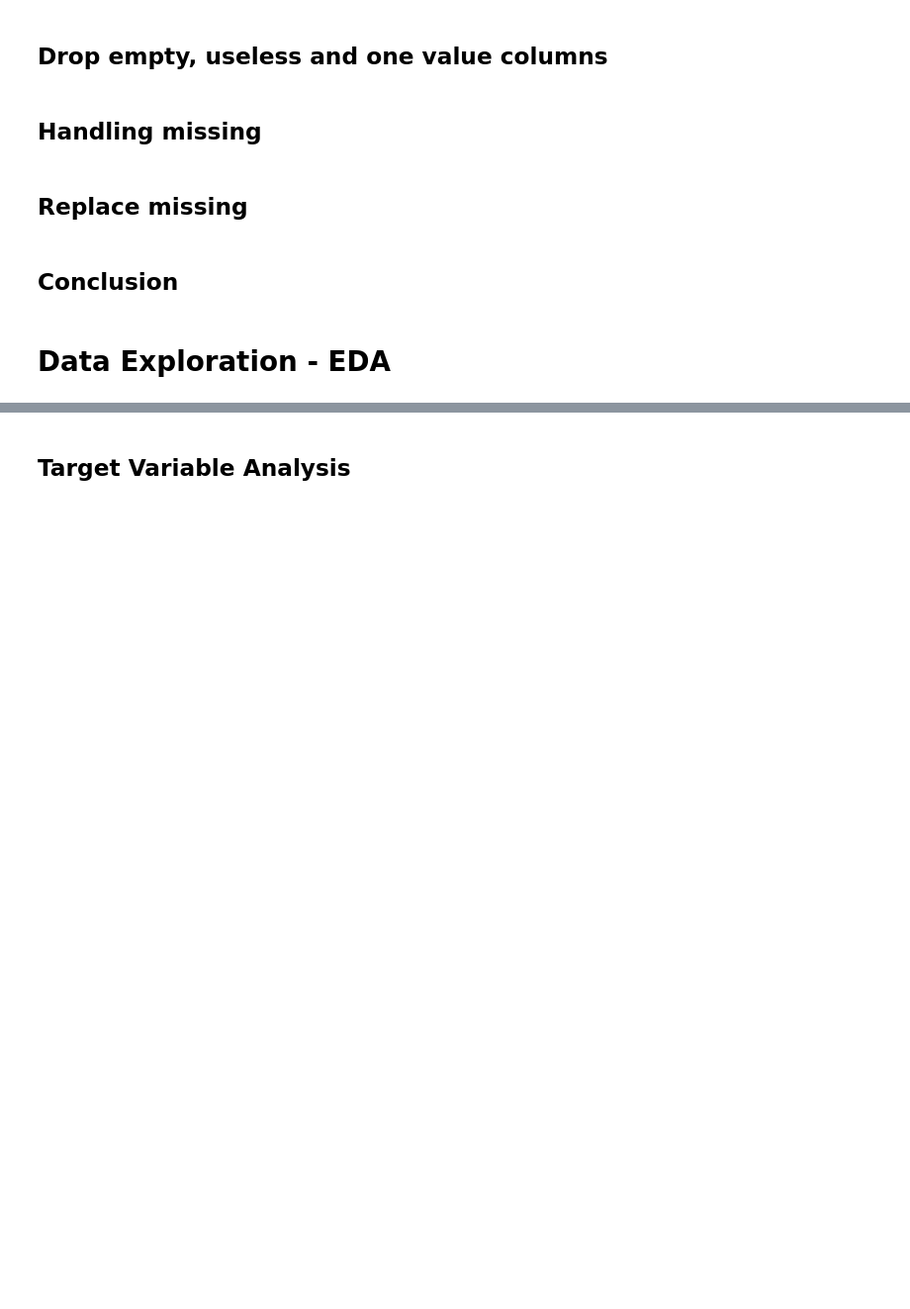
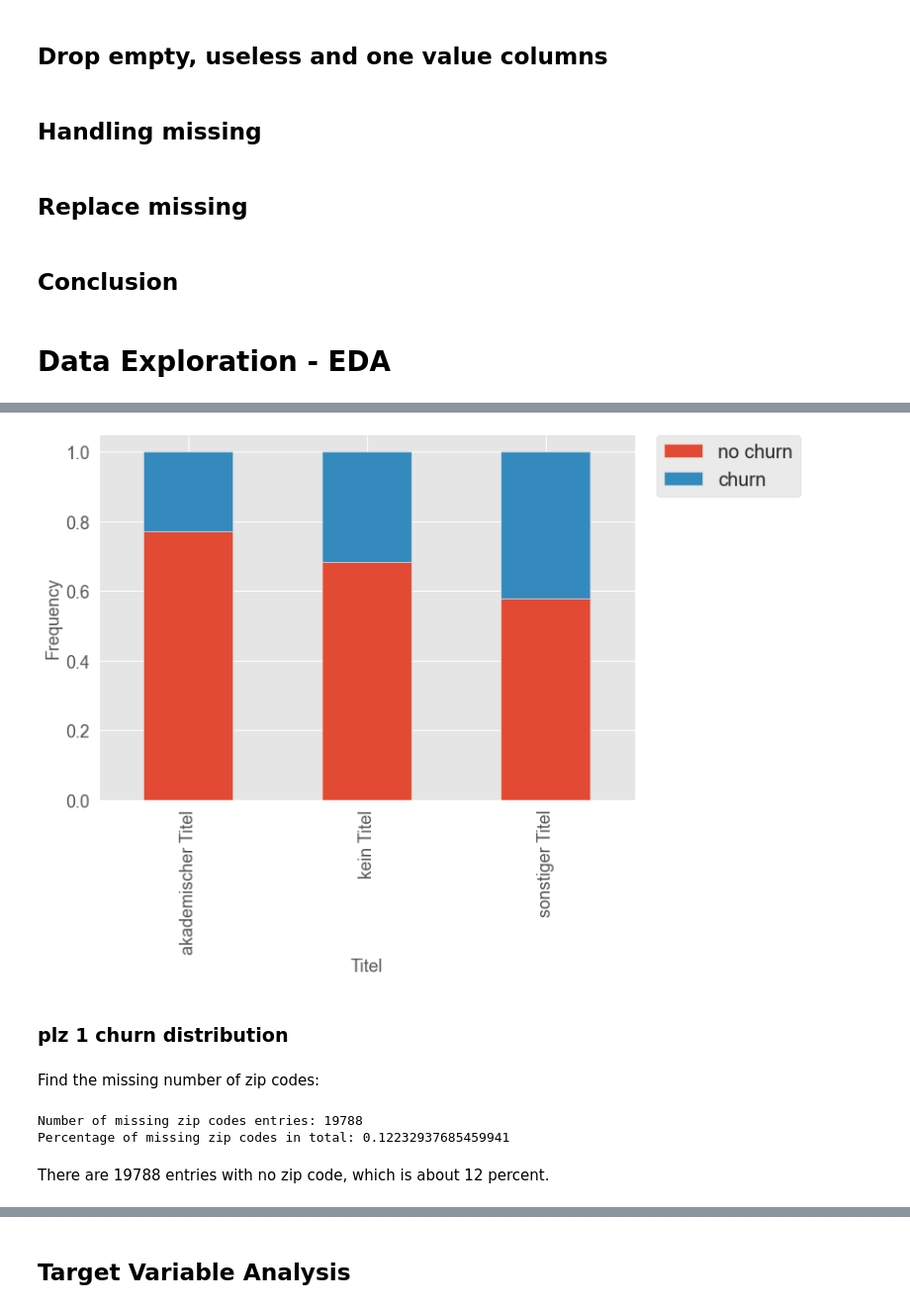
Before and after one commit to jb-ds2020/nf-ds3-capstone-churn-prevention, a Jupyter notebook: Capstone_Zeit.ipynb, the cells around one changed output, grey strips where cells are left out. Shown at 99% size. Drawn from its saved outputs; the diff is of its cells as text; code cells hidden in the pictures; blank space fills up the shorter version.

```diff
--- a/Capstone_Zeit.ipynb
+++ b/Capstone_Zeit.ipynb
@@ -163,0 +245,18 @@ Purpose: Fix the inconsistencies within the data and handle the missing values
+# %%
+titel_churn = crosstab_evaluation(df.titel,df.churn)
+crosstab_barplot(titel_churn,['no churn','churn'],xlabelname='Titel')
+# %% [output]
+[figure, added]
+# %% [markdown]
+### plz 1 churn distribution
+# %% [markdown]
+Find the missing number of zip codes:
+# %%
+df_zip_xx = df[df.plz_1 == 'xx']
+print('Number of missing zip codes entries:',df_zip_xx.shape[0])
+print('Percentage of missing zip codes in total:',df_zip_xx.shape[0]/df.shape[0])
+# %% [output]
+Number of missing zip codes entries: 19788
+Percentage of missing zip codes in total: 0.12232937685459941
+# %% [markdown]
+There are 19788 entries with no zip code, which is about 12 percent.
```
Also changed, not shown: parts of 39 cells of this notebook, 7 other files.
